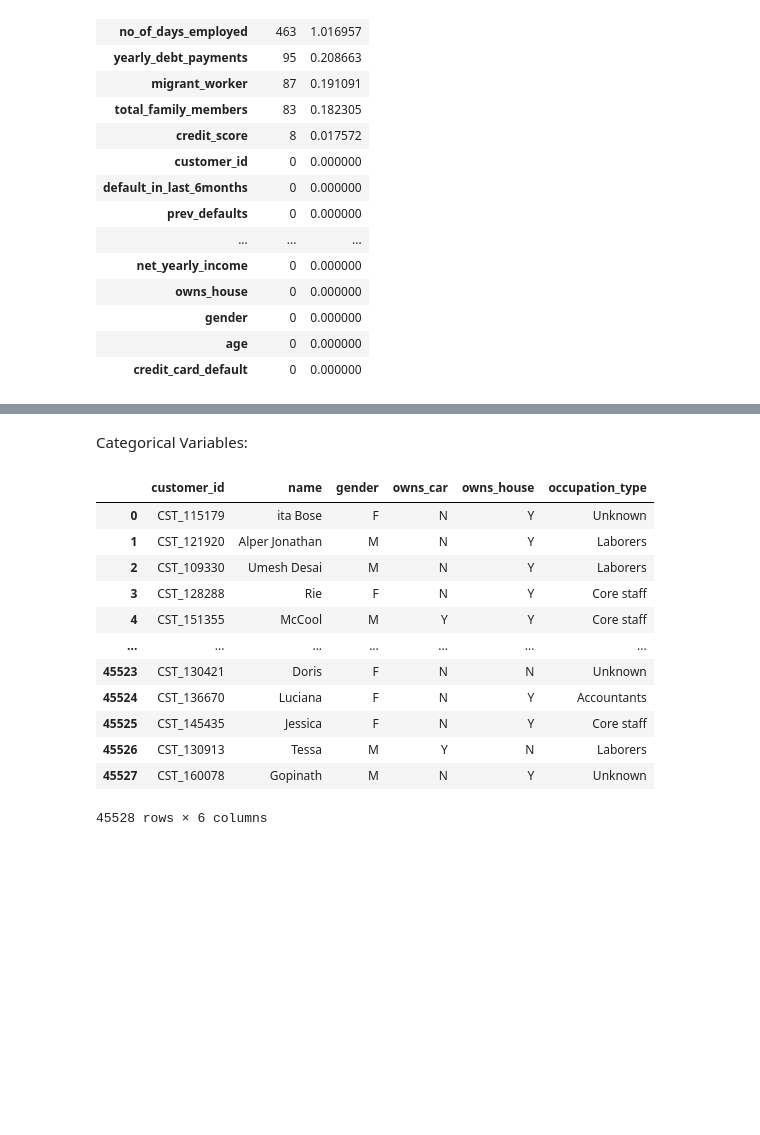
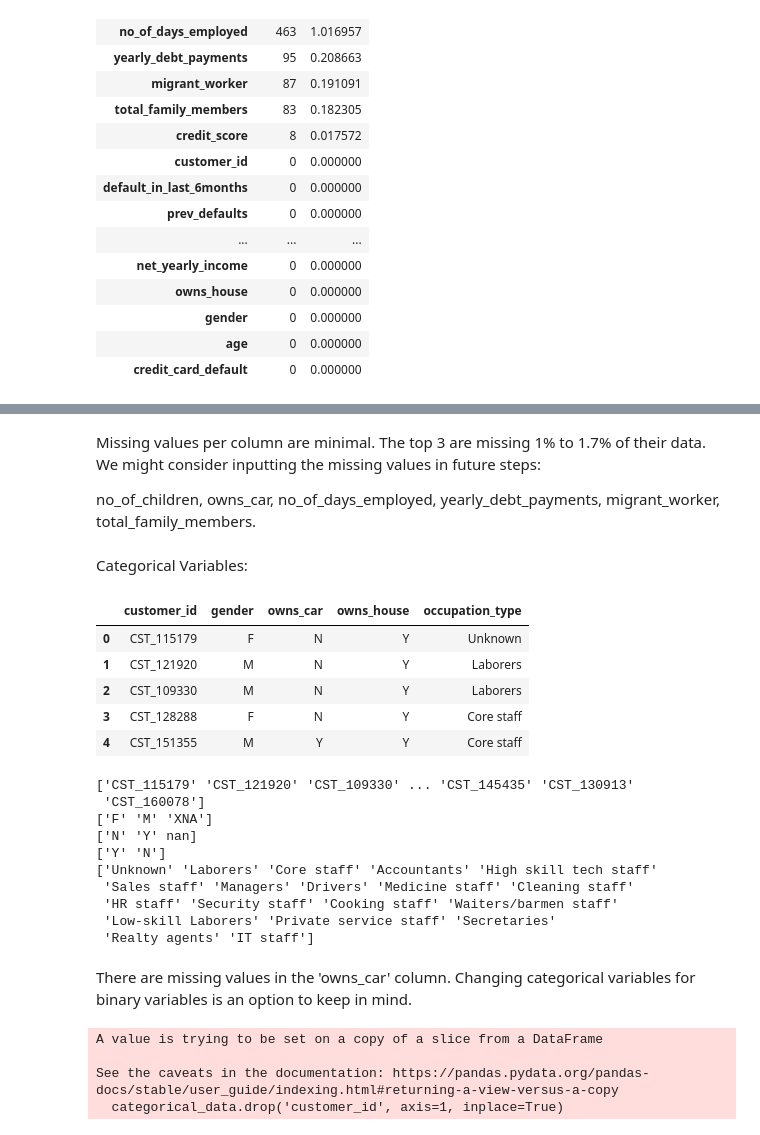
Before and after one commit to CamiloDS16/Project-2-AmEx-Credit-Card-Default-, a Jupyter notebook: Project-2-AmEx-Credit-Card-Default-/notebooks/data_wrangling_2capstone.ipynb, the cells around one changed output, grey strips where cells are left out. Cells and saved outputs as stored; diff of their text form; code cells hidden in the pictures; blank space fills up the shorter version.

```diff
--- a/Project-2-AmEx-Credit-Card-Default-/notebooks/data_wrangling_2capstone.ipynb
+++ b/Project-2-AmEx-Credit-Card-Default-/notebooks/data_wrangling_2capstone.ipynb
@@ -150,19 +154,6 @@ no_of_children, owns_car, no_of_days_employed, yearly_debt_payments, migrant_wor
+# %% [markdown]
+Missing values per column are minimal. The top 3 are missing 1% to 1.7% of their data. We might consider inputting the missing values in future steps:
+
+no_of_children, owns_car, no_of_days_employed, yearly_debt_payments, migrant_worker, total_family_members.
 # %% [markdown]
 Categorical Variables:
-# %%
-categorical_v = amex_df.select_dtypes(include='object')
-categorical_v
-# %% [output]
-|  | customer_id | name | gender | owns_car | owns_house | occupation_type |
-| 0 | CST_115179 | ita Bose | F | N | Y | Unknown |
-| 1 | CST_121920 | Alper Jonathan | M | N | Y | Laborers |
-| 2 | CST_109330 | Umesh Desai | M | N | Y | Laborers |
-| 3 | CST_128288 | Rie | F | N | Y | Core staff |
-| 4 | CST_151355 | McCool | M | Y | Y | Core staff |
-| ... | ... | ... | ... | ... | ... | ... |
-| 45523 | CST_130421 | Doris | F | N | N | Unknown |
-| 45524 | CST_136670 | Luciana | F | N | Y | Accountants |
-| 45525 | CST_145435 | Jessica | F | N | Y | Core staff |
-| 45526 | CST_130913 | Tessa | M | Y | N | Laborers |
-| 45527 | CST_160078 | Gopinath | M | N | Y | Unknown |
-45528 rows × 6 columns
@@ -168,0 +170,35 @@ categorical_v
+# %%
+categorical_data.head()
+# %% [output]
+|  | customer_id | gender | owns_car | owns_house | occupation_type |
+| 0 | CST_115179 | F | N | Y | Unknown |
+| 1 | CST_121920 | M | N | Y | Laborers |
+| 2 | CST_109330 | M | N | Y | Laborers |
+| 3 | CST_128288 | F | N | Y | Core staff |
+| 4 | CST_151355 | M | Y | Y | Core staff |
+# %%
+# unique values of categorical features
+# print(categorical_data['occupation_type'].unique(), categorical_data['gender'].unique())
+for i in categorical_data:
+    print(categorical_data[i].unique())
+# %% [output]
+['CST_115179' 'CST_121920' 'CST_109330' ... 'CST_145435' 'CST_130913'
+ 'CST_160078']
+['F' 'M' 'XNA']
+['N' 'Y' nan]
+['Y' 'N']
+['Unknown' 'Laborers' 'Core staff' 'Accountants' 'High skill tech staff'
+ 'Sales staff' 'Managers' 'Drivers' 'Medicine staff' 'Cleaning staff'
+ 'HR staff' 'Security staff' 'Cooking staff' 'Waiters/barmen staff'
+ 'Low-skill Laborers' 'Private service staff' 'Secretaries'
+ 'Realty agents' 'IT staff']
+# %% [markdown]
+There are missing values in the 'owns_car' column. Changing categorical variables for binary variables is an option to keep in mind.
+# %%
+# drop customer_id as we do not need it for now
+categorical_data.drop('customer_id', axis=1, inplace=True)
+# %% [output]
+A value is trying to be set on a copy of a slice from a DataFrame
+
+See the caveats in the documentation: https://pandas.pydata.org/pandas-docs/stable/user_guide/indexing.html#returning-a-view-versus-a-copy
+  categorical_data.drop('customer_id', axis=1, inplace=True)
```
Also changed, not shown: parts of 40 cells of this notebook.
